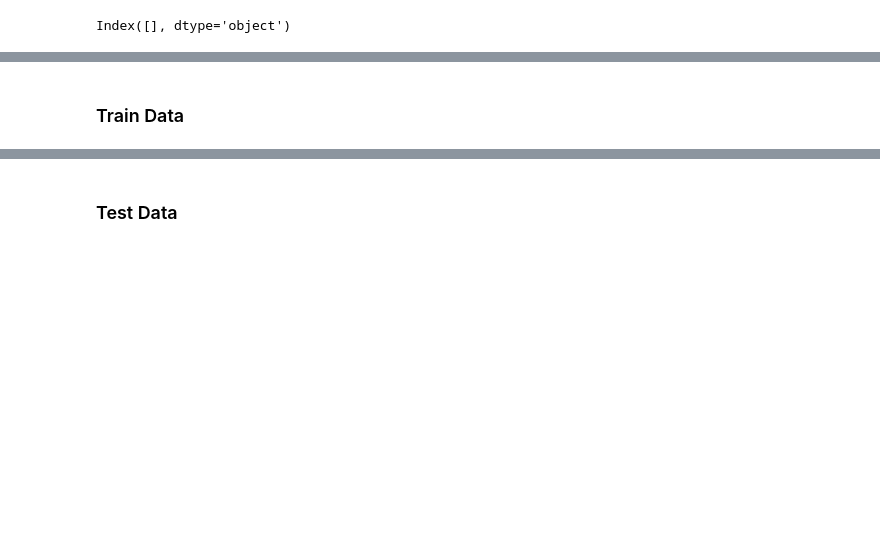
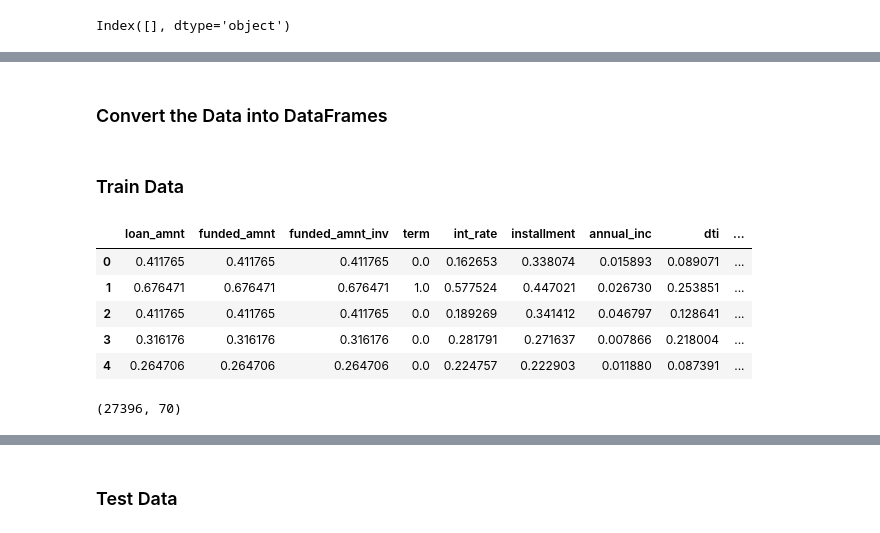
Before and after one commit to rachellliao/loan-default-prediction, a Jupyter notebook: 3. feature_engineering.ipynb, the cells around one changed output, grey strips where cells are left out. Cells and saved outputs as stored; diff of their text form; code cells hidden in the pictures; blank space fills up the shorter version.

```diff
--- a/3. feature_engineering.ipynb
+++ b/3. feature_engineering.ipynb
@@ -677,0 +514,7 @@ for idx, feature in enumerate(selected_features_cat, start=1):
+# %%
+# Define the features and target
+X = df.drop('loan_status',axis=1).values
+y = df['loan_status'].values
+
+# Split the data into train and test datasets (80% train, 20% test)
+X_train, X_test, y_train, y_test = train_test_split(X, y, test_size=0.2, random_state=42, stratify=y)
@@ -677,0 +525,9 @@ for idx, feature in enumerate(selected_features_cat, start=1):
+# %%
+# Initialize a scaler, then apply it to the features
+scaler = MinMaxScaler()
+
+# Fit the scaler to the training data and transform
+X_train = scaler.fit_transform(X_train)
+
+# Apply the scaler to the test data
+X_test = scaler.transform(X_test)
@@ -677,0 +536,6 @@ for idx, feature in enumerate(selected_features_cat, start=1):
+# %%
+# Initialize SMOTE
+smote = SMOTE(random_state=42)
+
+# Apply SMOTE to the training data
+X_train_sm, y_train_sm = smote.fit_resample(X_train, y_train)
@@ -678,5 +569,25 @@ for idx, feature in enumerate(selected_features_cat, start=1):
+# %% [markdown]
+### Convert the Data into DataFrames
+# %%
+# Convert the resampled training data (X_train_resampled and y_train_resampled) into a DataFrame
+train_df = pd.DataFrame(np.column_stack((X_train_sm, y_train_sm)), columns=df.drop('loan_status', axis=1).columns.tolist() + ['loan_status'])
+
+# Convert the test data (X_test and y_test) into a DataFrame
+test_df = pd.DataFrame(np.column_stack((X_test, y_test)), columns=df.drop('loan_status', axis=1).columns.tolist() + ['loan_status'])
 # %% [markdown]
 ### Train Data
+# %%
+# Display the final train dataset
+train_df.head()
+# %% [output]
+|  | loan_amnt | funded_amnt | funded_amnt_inv | term | int_rate | installment | annual_inc | dti | ... |
+| 0 | 0.411765 | 0.411765 | 0.411765 | 0.0 | 0.162653 | 0.338074 | 0.015893 | 0.089071 | ... |
+| 1 | 0.676471 | 0.676471 | 0.676471 | 1.0 | 0.577524 | 0.447021 | 0.026730 | 0.253851 | ... |
+| 2 | 0.411765 | 0.411765 | 0.411765 | 0.0 | 0.189269 | 0.341412 | 0.046797 | 0.128641 | ... |
+| 3 | 0.316176 | 0.316176 | 0.316176 | 0.0 | 0.281791 | 0.271637 | 0.007866 | 0.218004 | ... |
+| 4 | 0.264706 | 0.264706 | 0.264706 | 0.0 | 0.224757 | 0.222903 | 0.011880 | 0.087391 | ... |
 # %%
-# Check the distribution of the numerical features
-X_train_num[selected_features_num].shape
+# Display the shape of the training data
+train_df.shape
+# %% [output]
+(27396, 70)
```
Also changed, not shown: parts of 48 cells of this notebook, 2 other files.
